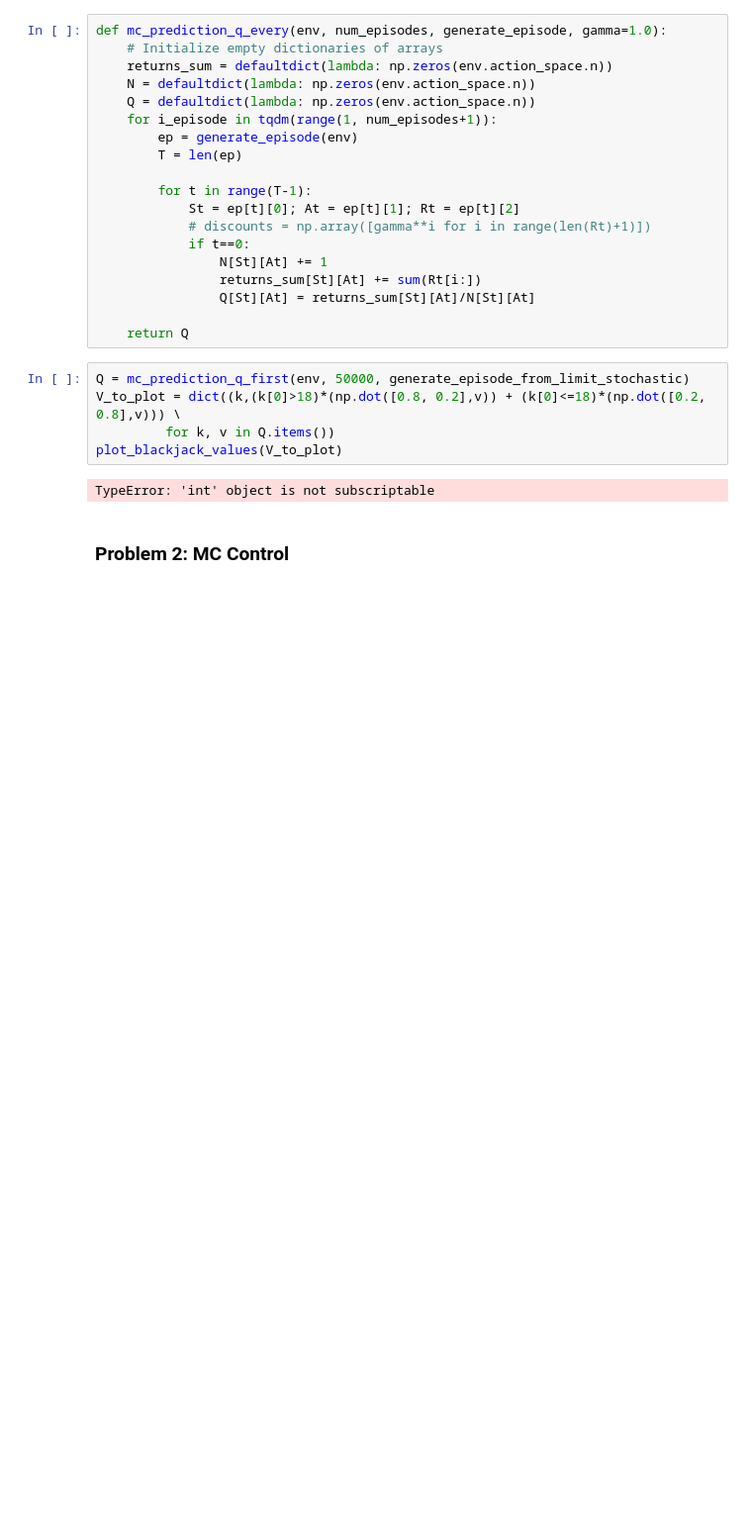
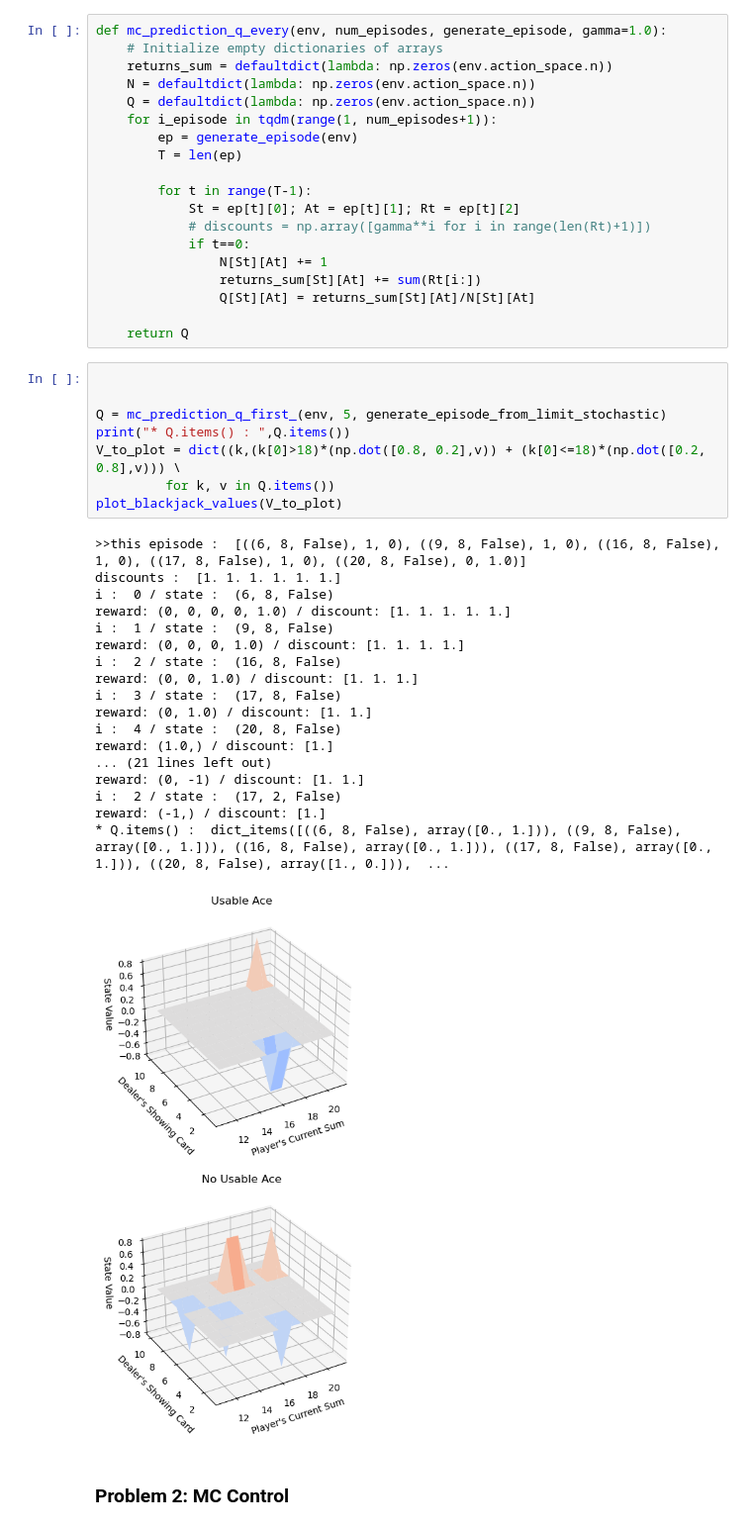
Before and after one commit to kimsol729/reinforcement_learning, a Jupyter notebook: chapter5/CHAP5.ipynb, the cells around one changed output. Shown at 99% size. Cells and saved outputs as stored; diff of their text form; blank space fills up the shorter version.

```diff
--- a/chapter5/CHAP5.ipynb
+++ b/chapter5/CHAP5.ipynb
@@ -144,11 +148,31 @@ def mc_prediction_q_every(env, num_episodes, generate_episode, gamma=1.0):
 
     return Q
 # %%
-Q = mc_prediction_q_first(env, 50000, generate_episode_from_limit_stochastic)
+
+
+Q = mc_prediction_q_first_(env, 5, generate_episode_from_limit_stochastic)
+print("* Q.items() : ",Q.items())
 V_to_plot = dict((k,(k[0]>18)*(np.dot([0.8, 0.2],v)) + (k[0]<=18)*(np.dot([0.2, 0.8],v))) \
          for k, v in Q.items())
 plot_blackjack_values(V_to_plot)
 # %% [output]
-TypeError: 'int' object is not subscriptable
+>>this episode :  [((6, 8, False), 1, 0), ((9, 8, False), 1, 0), ((16, 8, False), 1, 0), ((17, 8, False), 1, 0), ((20, 8, False), 0, 1.0)]
+discounts :  [1. 1. 1. 1. 1. 1.]
+i :  0 / state :  (6, 8, False)
+reward: (0, 0, 0, 0, 1.0) / discount: [1. 1. 1. 1. 1.]
+i :  1 / state :  (9, 8, False)
+reward: (0, 0, 0, 1.0) / discount: [1. 1. 1. 1.]
+i :  2 / state :  (16, 8, False)
+reward: (0, 0, 1.0) / discount: [1. 1. 1.]
+i :  3 / state :  (17, 8, False)
+reward: (0, 1.0) / discount: [1. 1.]
+i :  4 / state :  (20, 8, False)
+reward: (1.0,) / discount: [1.]
+... (21 lines left out)
+reward: (0, -1) / discount: [1. 1.]
+i :  2 / state :  (17, 2, False)
+reward: (-1,) / discount: [1.]
+* Q.items() :  dict_items([((6, 8, False), array([0., 1.])), ((9, 8, False), array([0., 1.])), ((16, 8, False), array([0., 1.])), ((17, 8, False), array([0., 1.])), ((20, 8, False), array([1., 0.])),  ...
+[figure, added]
 # %% [markdown]
 ### Problem 2: MC Control
```
Also changed, not shown: parts of 7 cells of this notebook, 1 other file.
